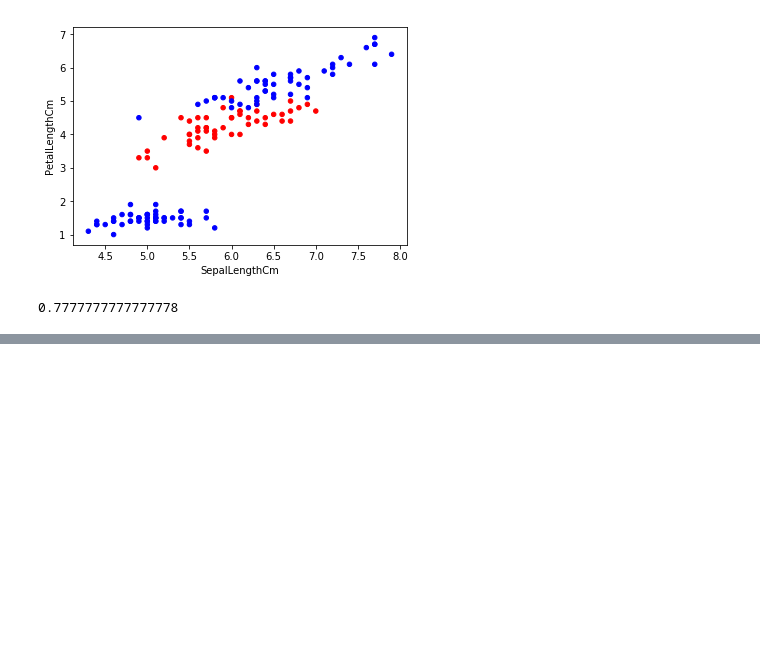
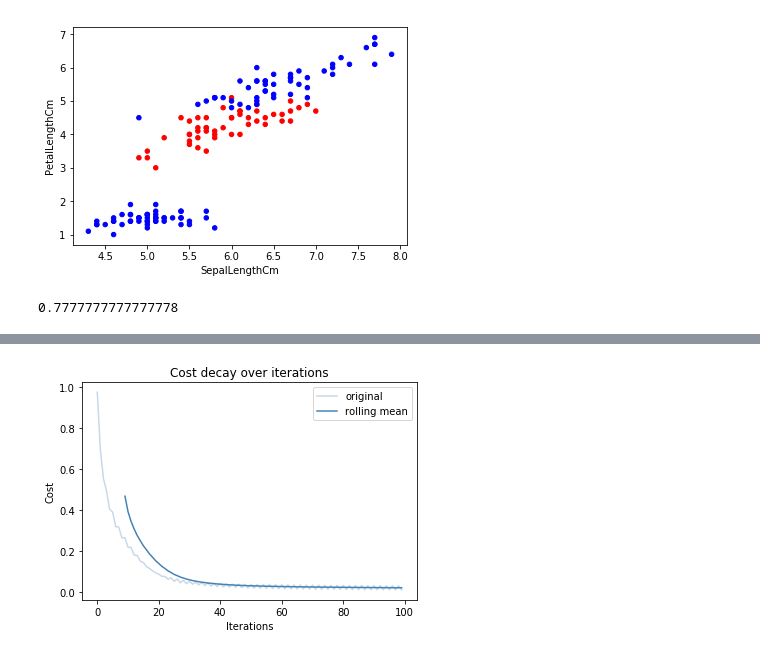
Before and after one commit to Akhileshkudla/demos, a Jupyter notebook: Day 4 - 01 Non linear classifier tensorflow.ipynb, the cells around one changed output, grey strips where cells are left out. Saved outputs shown, nothing was run; the diff lists cells and outputs as text; code cells hidden in the pictures; blank space fills up the shorter version.

```diff
--- a/Day 4 - 01 Non linear classifier tensorflow.ipynb
+++ b/Day 4 - 01 Non linear classifier tensorflow.ipynb
@@ -182,0 +215,13 @@ accuracy Tensor("Mean:0", shape=(), dtype=float32)
+# %%
+y = preprocessing.LabelEncoder().fit_transform(df.Species)
+X = df.iloc[:, 1:-1]
+
+X_train, X_test, y_train, y_test = model_selection.train_test_split(X
+                , y, test_size = 0.3, random_state = 123)
+
+colors = np.where(y == 1, "red", "blue")
+X.plot.scatter(features[0], features[1], color = colors)
+
+scaler = preprocessing.StandardScaler()
+X_train_std = scaler.fit_transform(X_train)
+X_test_std = scaler.transform(X_test)
@@ -182,0 +230,80 @@ accuracy Tensor("Mean:0", shape=(), dtype=float32)
+# %%
+%%time
+tf.reset_default_graph()
+tf.set_random_seed(1)
+
+n_x = X_train_std.shape[1]
+n_y = len(np.unique(y))
+n_h = 3
+learning_rate = 1e-1
+max_iters = 100
+
+X = tf.placeholder(dtype=tf.float32, shape=[None, n_x])
+y = tf.placeholder(dtype= tf.int32, shape=[None])
+
+y_oh = tf.one_hot(y,  n_y)
+
+print("X", X)
+print("y", y)
+print("y_oh", y_oh)
+
+def full_layer(name, input, size, activation = None):
+    input_size = int(input.get_shape()[1])
+    #W = tf.Variable(tf.truncated_normal(shape=[input_size, size]))
+    W = tf.get_variable(name + "W", shape = [input_size, size],
+                    initializer=tf.contrib.layers.xavier_initializer())
+    b =  tf.Variable(tf.constant(0.0, shape=[size]))
+    print(name + "W", W)
+    print(name + "b", b)
+    Z = tf.matmul(input, W) + b
+
+    if callable(activation):
+        Z = activation(Z)
+
+    return Z
+
+full_layer_1 = full_layer("fulllayer_1", X, n_h, activation=tf.nn.relu)
+full_layer_2 = full_layer("fulllayer_2", full_layer_1, n_y)
+Z = full_layer_2
+print("Z", Z)
+
+y_pred = tf.argmax(Z, 1, output_type=tf.int32)
+print("y_pred", y_pred)
+
+matching = tf.equal(y, y_pred)
+print("matching", matching)
+
+accuracy = tf.reduce_mean(tf.cast(matching, tf.float32))
+print("accuracy", accuracy)
+
+cost = tf.reduce_mean(tf.nn.softmax_cross_entropy_with_logits(labels=y_oh,
+                                                logits=Z))
+
+optimizer = tf.train.AdamOptimizer(learning_rate).minimize(cost)
+
+scores = {}
+with tf.Session() as sess:
+    sess.run(tf.global_variables_initializer())
+
+    batchable = Batchable(X=X_train_std, y= y_train, batch_size=64)
+
+    for i in range(max_iters):
+        X_batch, y_batch = batchable.next()
+
+        _, cost_, accuracy_ = sess.run([optimizer, cost, accuracy],
+                    feed_dict={X: X_batch, y: y_batch})
+        scores[i] = cost_
+        if i % (max_iters//10) == 0 or i == max_iters - 1:
+            training_accuracy_ = sess.run([accuracy],
+                    feed_dict={X: X_batch, y: y_batch})
+            testing_accuracy_ = sess.run([accuracy],
+                    feed_dict={X: X_test_std, y: y_test})
+            print(i,
+                  "training", training_accuracy_,
+                  "testing", testing_accuracy_,
+                  "logloss", cost_)
+    y_test_pred = sess.run(y_pred,
+                        feed_dict={X: X_test_std, y: y_test})
+
+    plot_scores(scores)
+# %% [output]
@@ -182,0 +327 @@ accuracy Tensor("Mean:0", shape=(), dtype=float32)
+[figure, added]
```
Also changed, not shown: parts of 7 cells of this notebook, 1 other file.
